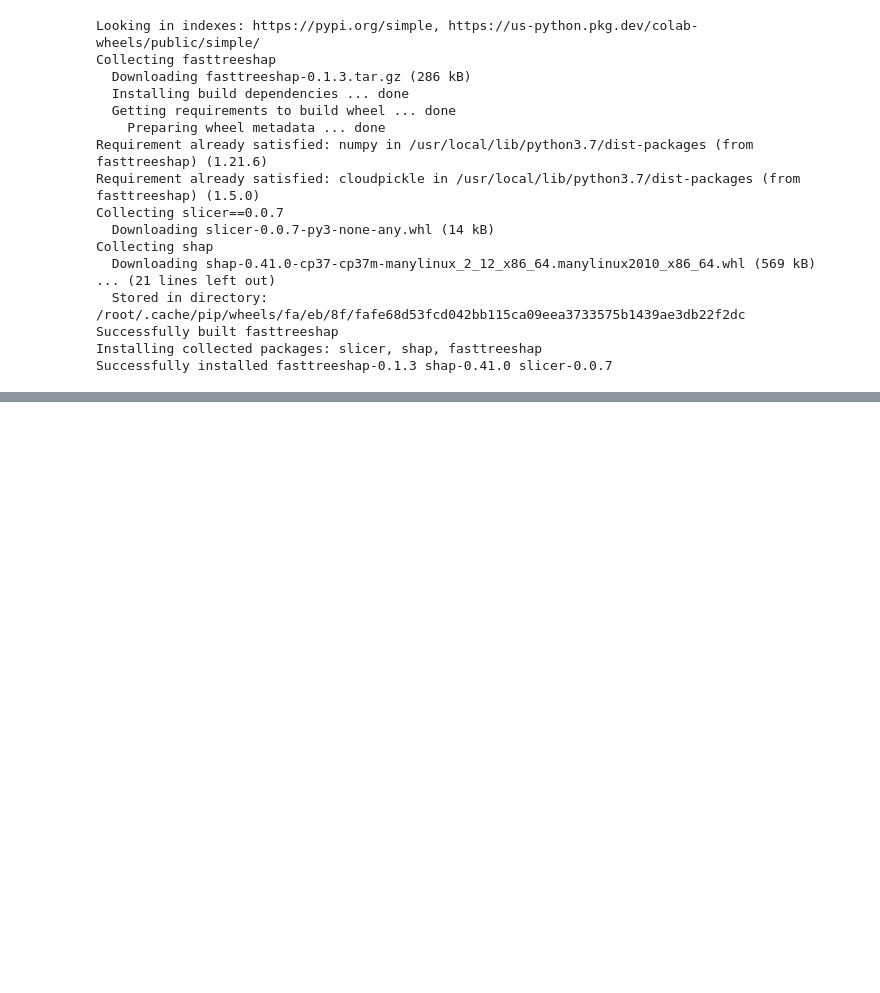
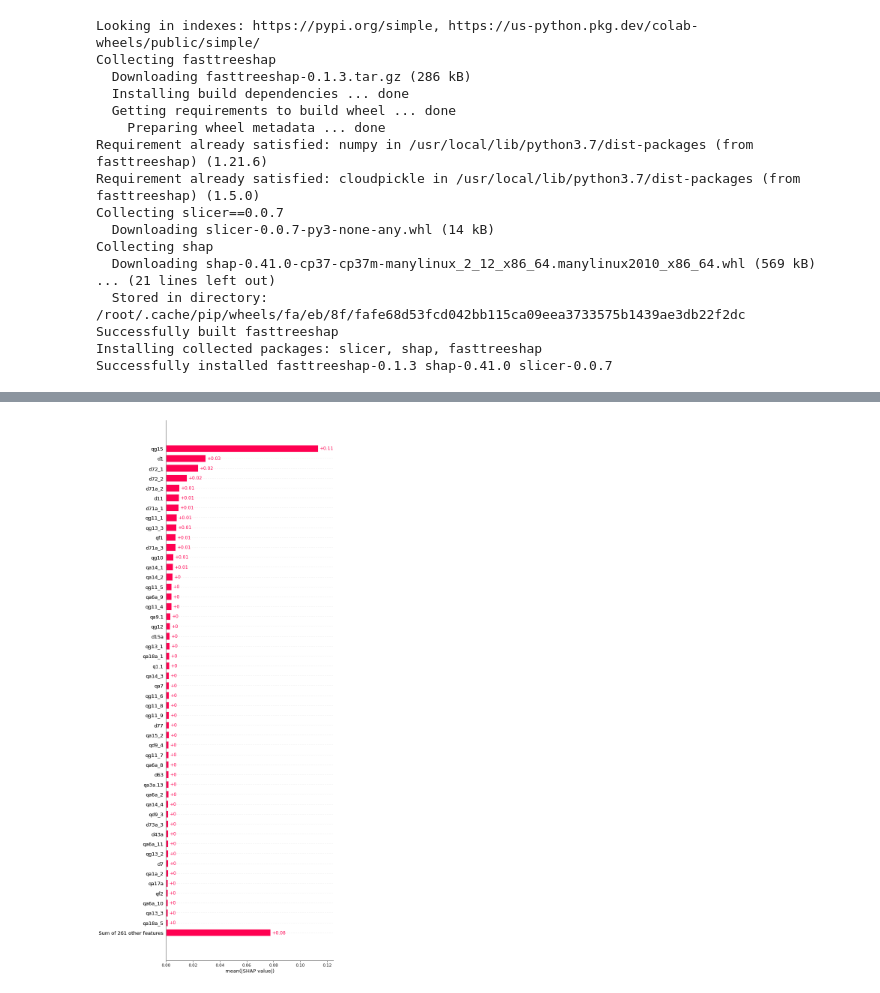
Before and after one commit to OskarKrafft/Machine-Learning-Project, a Jupyter notebook: notebooks/06_SHAP.ipynb, the cells around one changed output, grey strips where cells are left out. Cells and saved outputs as stored; diff of their text form; code cells hidden in the pictures; blank space fills up the shorter version.

```diff
--- a/notebooks/06_SHAP.ipynb
+++ b/notebooks/06_SHAP.ipynb
@@ -105,7 +105,7 @@ from sklearn.ensemble import RandomForestClassifier
 
 best_rf = RandomForestClassifier(max_depth = 10, n_estimators = 300, min_samples_split = 5, min_samples_leaf = 1, max_features = "sqrt", random_state = 123)
 # %%
-best_rf.fit(X_train_, y_train)
+best_rf.fit(X_train, y_train)
 # %% [output]
 RandomForestClassifier(max_depth=10, max_features='sqrt', min_samples_split=5,
                        n_estimators=300, random_state=123)
@@ -150,0 +171,3 @@ shap_values = shap_explainer(X_test_).values
+# %%
+import numpy
+X_train = numpy.array(X_train,dtype='float64')
@@ -151,5 +176,5 @@ shap_values = shap_explainer(X_test_).values
 # %%
-explainer = fasttreeshap.TreeExplainer(best_rf, algorithm = "auto", n_jobs = -1)
-shap_test = explainer(X_test_)
+explainer = shap.Explainer(best_rf, X_train)
+shap_test = explainer(X_test)
 print(f"Shap values length: {len(shap_test)}\n")
 print(f"Sample shap value:\n{shap_test[0]}")
@@ -156,2 +199,4 @@ print(f"Sample shap value:\n{shap_test[0]}")
 # %%
-shap.plots.bar(shap_test)
+shap.plots.bar(shap_test[:, :, 1], max_display=50)
+# %% [output]
+[figure, added]
```
Also changed, not shown: parts of 8 cells of this notebook.
